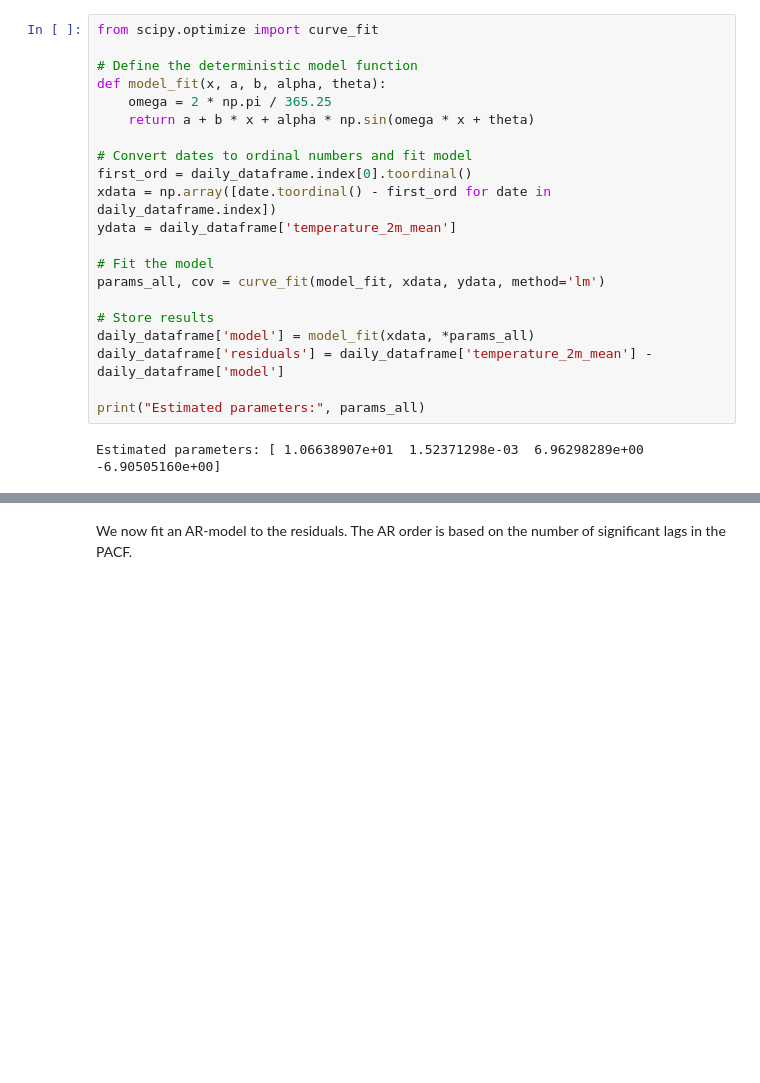
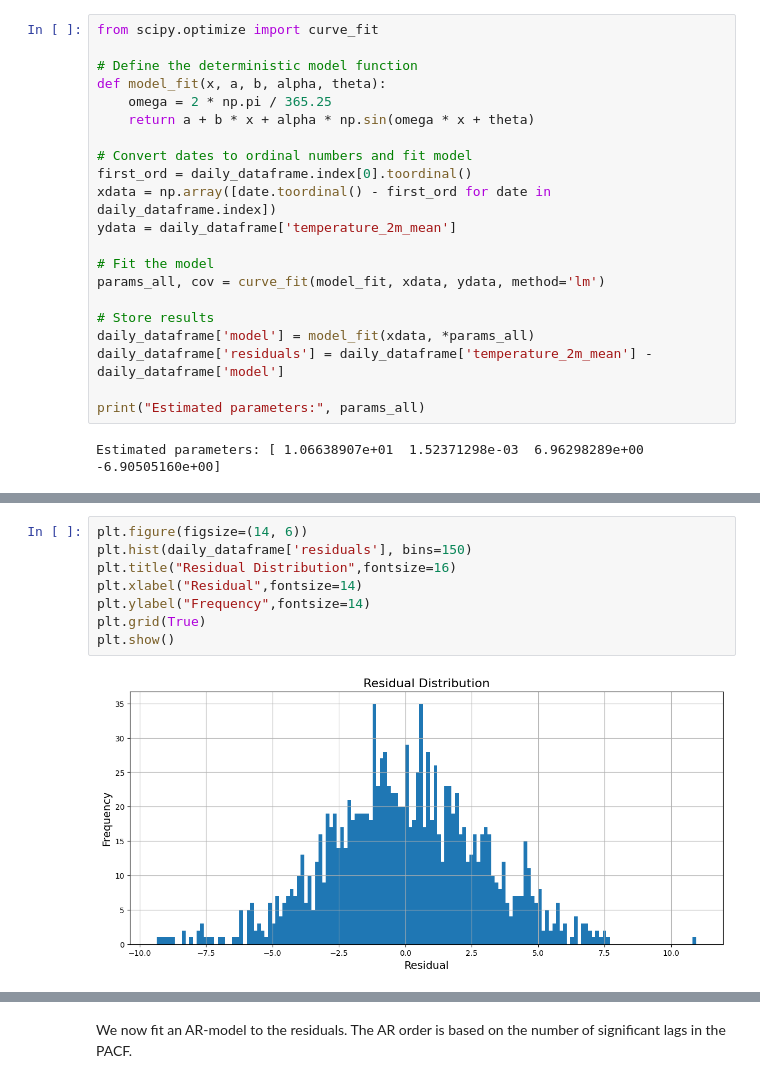
Before and after one commit to HetteWempe/comp_fin, a Jupyter notebook: ass2sc.ipynb, the cells around one changed output, grey strips where cells are left out. Drawn from its saved outputs; the diff is of its cells as text; blank space fills up the shorter version.

```diff
--- a/ass2sc.ipynb
+++ b/ass2sc.ipynb
@@ -269,0 +276,10 @@ plt.show()
+# %%
+plt.figure(figsize=(14, 6))
+plt.hist(daily_dataframe['residuals'], bins=150)
+plt.title("Residual Distribution",fontsize=16)
+plt.xlabel("Residual",fontsize=14)
+plt.ylabel("Frequency",fontsize=14)
+plt.grid(True)
+plt.show()
+# %% [output]
+[figure, added]
```
Also changed, not shown: parts of 9 cells of this notebook, 1 other file.
